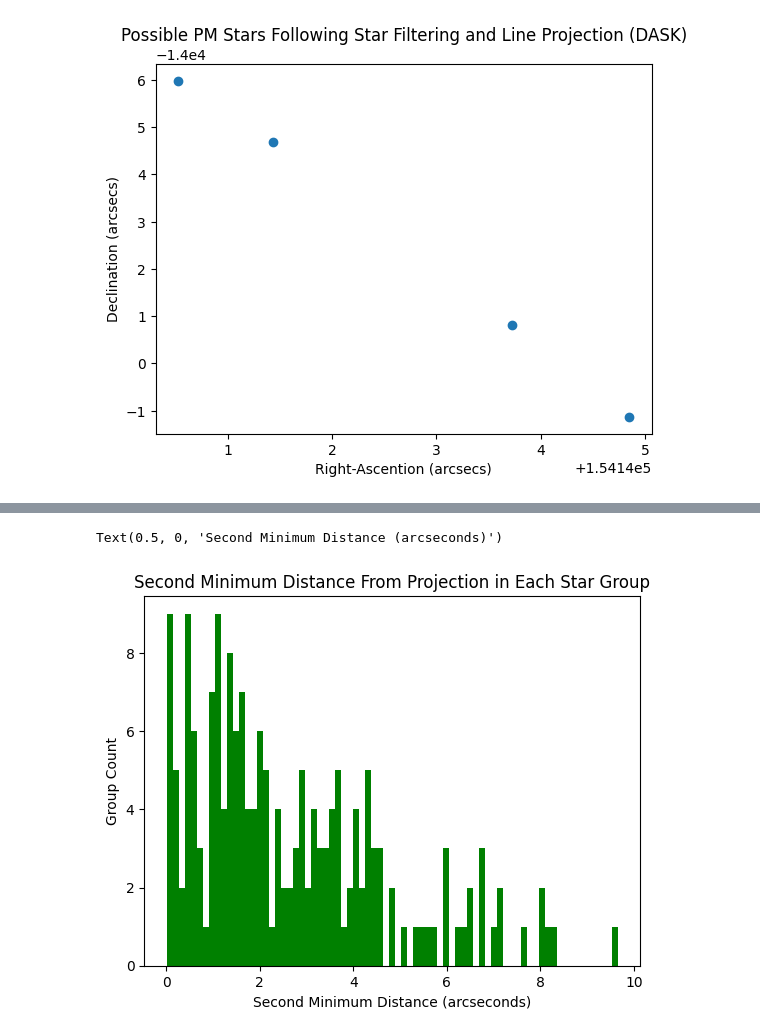
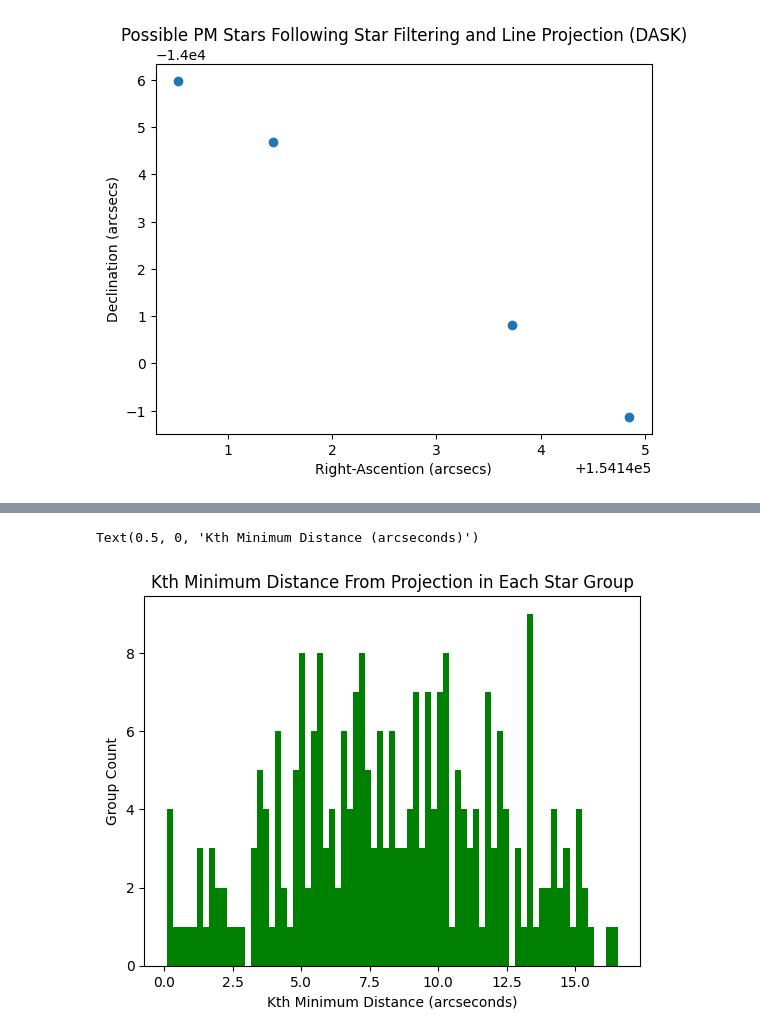
Before and after one commit to JoaoDPassos/brown-dwarf-search, a Jupyter notebook: xmatch_dask.ipynb, the cells around one changed output, grey strips where cells are left out. Saved outputs shown, nothing was run; the diff lists cells and outputs as text; code cells hidden in the pictures.

Commit message:
upgraded min distance func

```diff
--- a/xmatch_dask.ipynb
+++ b/xmatch_dask.ipynb
@@ -27,6 +27,7 @@ crucialCols = (
 )
 catalog = lsdb.read_hipscat('hipscat/des_one_deg/', columns=crucialCols)
 min_stars = 4
+k = 1
 collinear_error = 0.2
 # %%
 filtered_catalog = catalog.query(query_string)
@@ -246,15 +218,12 @@ def second__min_proj_error(group, aligned_count):
 # %%
 meta = make_meta(xmatch_large_groups[columns_to_keep])
-meta['second_min_proj_error'] = 0.0
-meta['group_id'] = 0.0
-star_groups = xmatch_large_groups.groupby('_hipscat_index').apply(add_group_id, meta=meta)
+meta['kth_min_proj_error'] = 0.0
+star_groups = xmatch_large_groups.groupby('_hipscat_index').apply(kth_star_min_distance, meta=meta, k=k)
 # %%
 with Client():
     df_3 = star_groups.compute()
 # %%
-df_3.reset_index(drop=True,inplace=True)
-#for some reason this is not working
-df_3.drop_duplicates(inplace=True)
-
+df_3 = df_3.reset_index(drop=True, level = 0)
+df_3 = df_3.drop_duplicates()
 df_3
 # %% [output]
@@ -274,8 +244,8 @@ df_3
 # %%
-plt.hist(df_3.drop_duplicates(subset=['group_id'])['second_min_proj_error'], bins=75, color = 'green')
-plt.title('Second Minimum Distance From Projection in Each Star Group')
+plt.hist(df_3['kth_min_proj_error'], bins=75, color = 'green')
+plt.title('Kth Minimum Distance From Projection in Each Star Group')
 plt.ylabel('Group Count')
-plt.xlabel('Second Minimum Distance (arcseconds)')
+plt.xlabel('Kth Minimum Distance (arcseconds)')
 # %% [output]
-Text(0.5, 0, 'Second Minimum Distance (arcseconds)')
+Text(0.5, 0, 'Kth Minimum Distance (arcseconds)')
-[figure, old version]
+[figure, new version]
```
Also changed, not shown: parts of 4 cells of this notebook.
